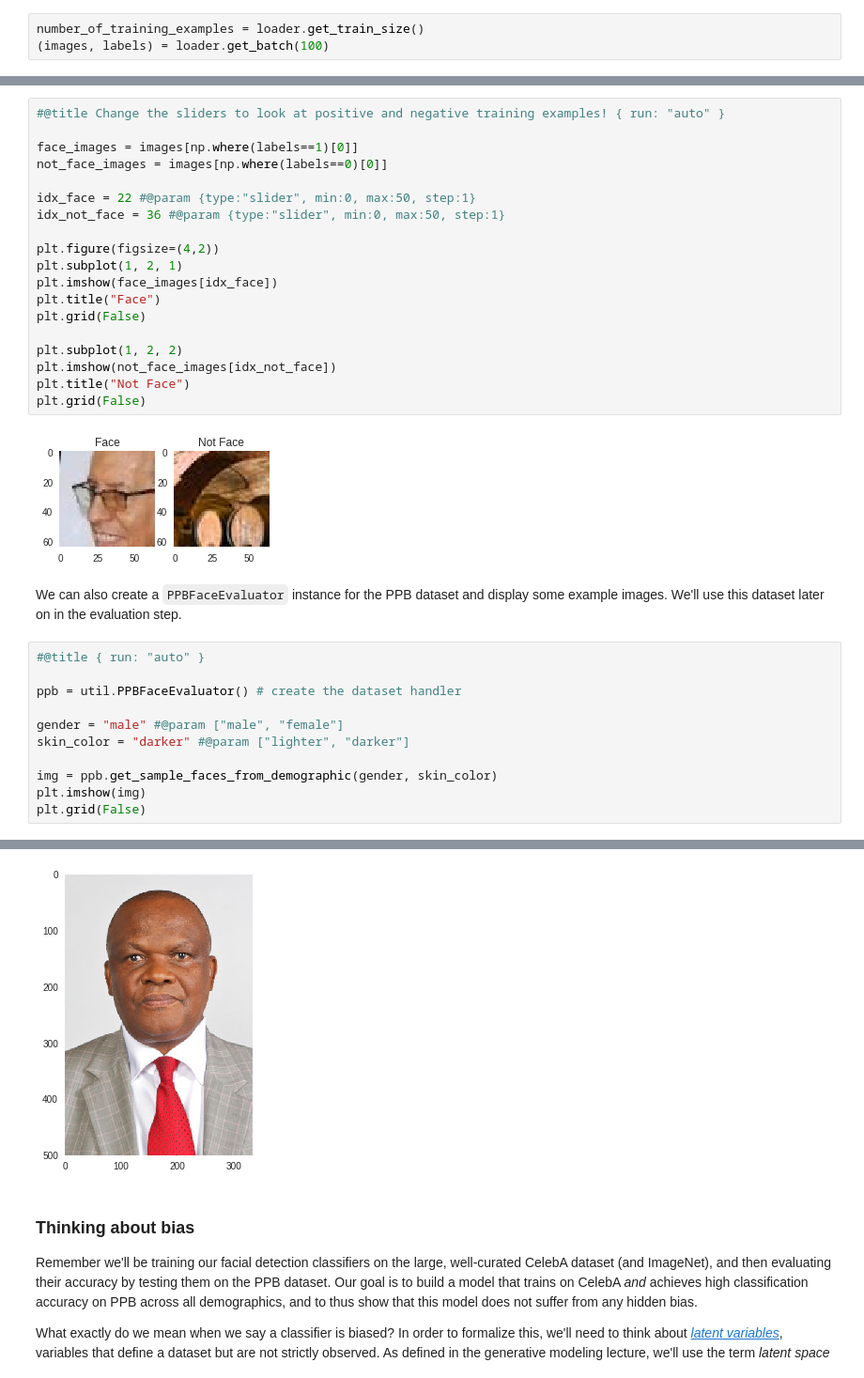
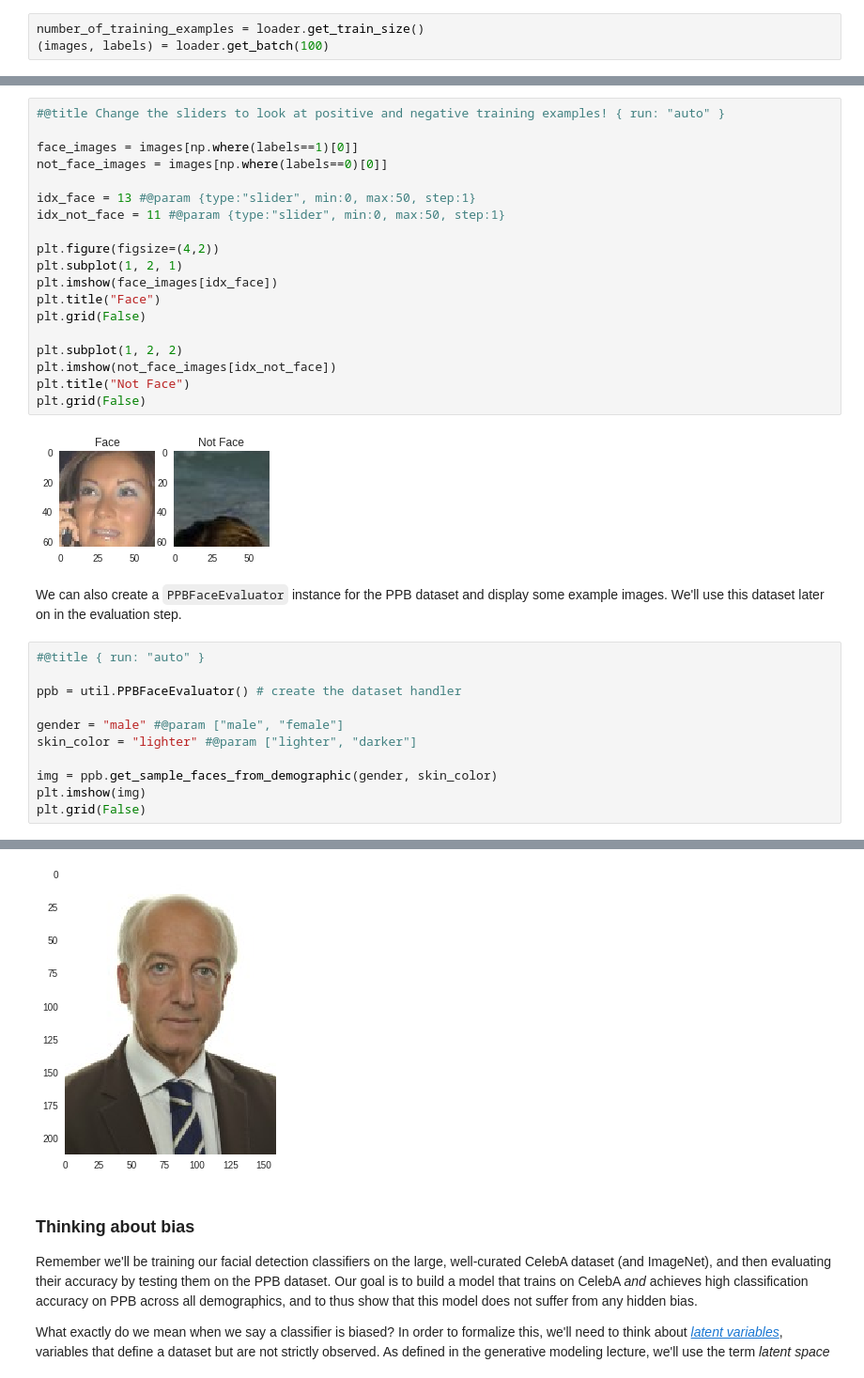
Before and after one commit to aamini/introtodeeplearning, a Jupyter notebook: lab2/Lab2_Part2_Solutions.ipynb, the cells around one changed output, grey strips where cells are left out. Shown at 94% size. Saved outputs shown, nothing was run; the diff lists cells and outputs as text.

```diff
--- a/lab2/Lab2_Part2_Solutions.ipynb
+++ b/lab2/Lab2_Part2_Solutions.ipynb
@@ -94,8 +82,8 @@ Play around with displaying images to get a sense of what the training data actu
 face_images = images[np.where(labels==1)[0]]
 not_face_images = images[np.where(labels==0)[0]]
 
-idx_face = 22 #@param {type:"slider", min:0, max:50, step:1}
-idx_not_face = 36 #@param {type:"slider", min:0, max:50, step:1}
+idx_face = 13 #@param {type:"slider", min:0, max:50, step:1}
+idx_not_face = 11 #@param {type:"slider", min:0, max:50, step:1}
 
 plt.figure(figsize=(4,2))
 plt.subplot(1, 2, 1)
@@ -108,7 +96,7 @@ plt.imshow(not_face_images[idx_not_face])
 plt.title("Not Face")
 plt.grid(False)
 # %% [output]
-[figure, old version]
+[figure, new version]
 # %% [markdown]
 We can also create a `PPBFaceEvaluator` instance for the PPB dataset and display some example images. We'll use this dataset later on in the evaluation step.
 # %%
@@ -117,7 +105,7 @@ We can also create a `PPBFaceEvaluator` instance for the PPB dataset and display
 ppb = util.PPBFaceEvaluator() # create the dataset handler
 
 gender = "male" #@param ["male", "female"]
-skin_color = "darker" #@param ["lighter", "darker"]
+skin_color = "lighter" #@param ["lighter", "darker"]
 
 img = ppb.get_sample_faces_from_demographic(gender, skin_color)
 plt.imshow(img)
@@ -126,4 +117,4 @@ plt.grid(False)
-[figure, old version]
+[figure, new version]
 # %% [markdown]
 ### Thinking about bias
 
```
Also changed, not shown: parts of 16 cells of this notebook.
